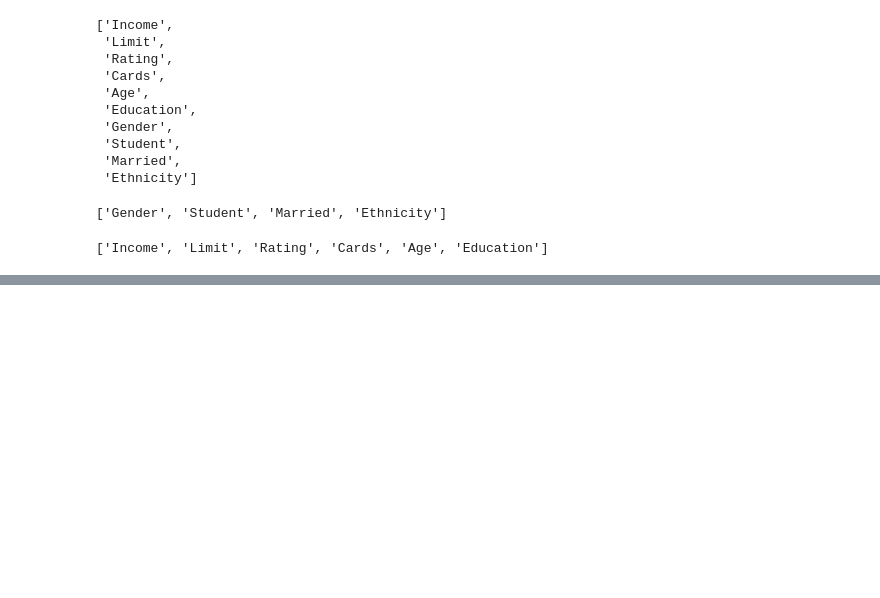
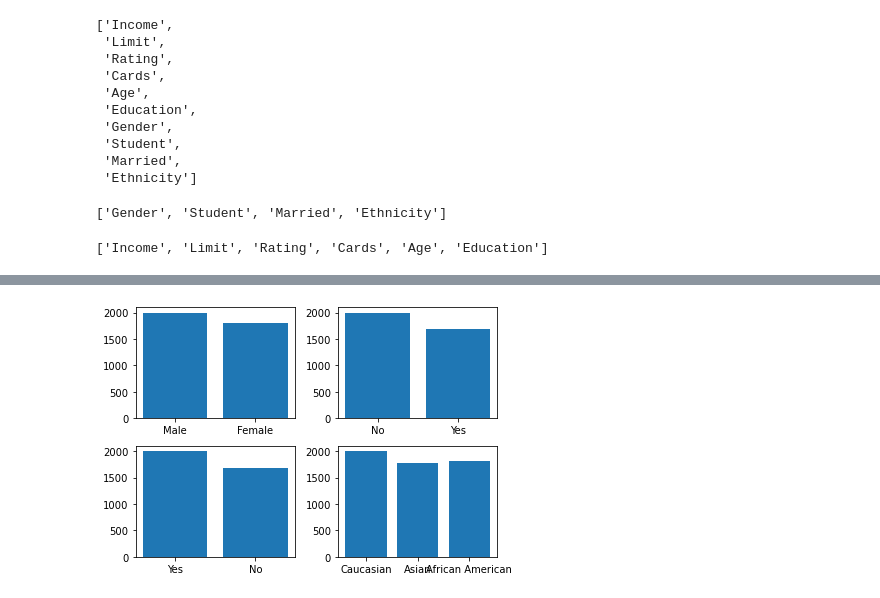
Before and after one commit to HongJungWan/HongJungWan-MachineLearning-study, a Jupyter notebook: Foundation/Concept2.ipynb, the cells around one changed output, grey strips where cells are left out. Drawn from its saved outputs; the diff is of its cells as text; code cells hidden in the pictures; blank space fills up the shorter version.

```diff
--- a/Foundation/Concept2.ipynb
+++ b/Foundation/Concept2.ipynb
@@ -114,0 +140,13 @@ num_feat
+# %%
+# 범주형 특성과 레이블 (['Gender', 'Student', 'Married', 'Ethnicity']) -> 막대그래프
+plt.subplot(2,2,1)
+plt.bar(df.Gender,df.Balance)
+plt.subplot(2,2,2)
+plt.bar(df.Student,df.Balance)
+plt.subplot(2,2,3)
+plt.bar(df.Married,df.Balance)
+plt.subplot(2,2,4)
+plt.bar(df.Ethnicity,df.Balance)
+plt.tight_layout()
+# %% [output]
+[figure, added]
```
Also changed, not shown: parts of 9 cells of this notebook.
